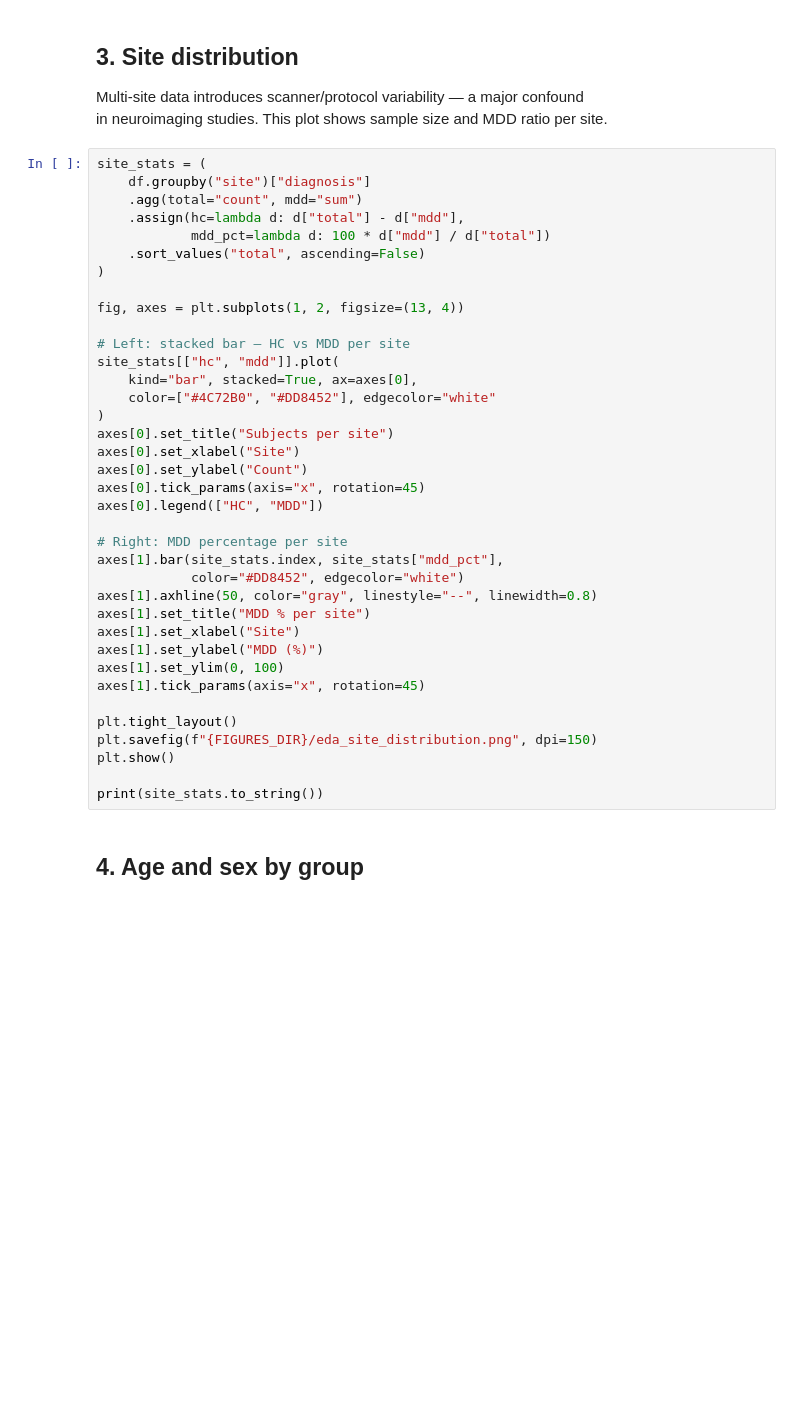
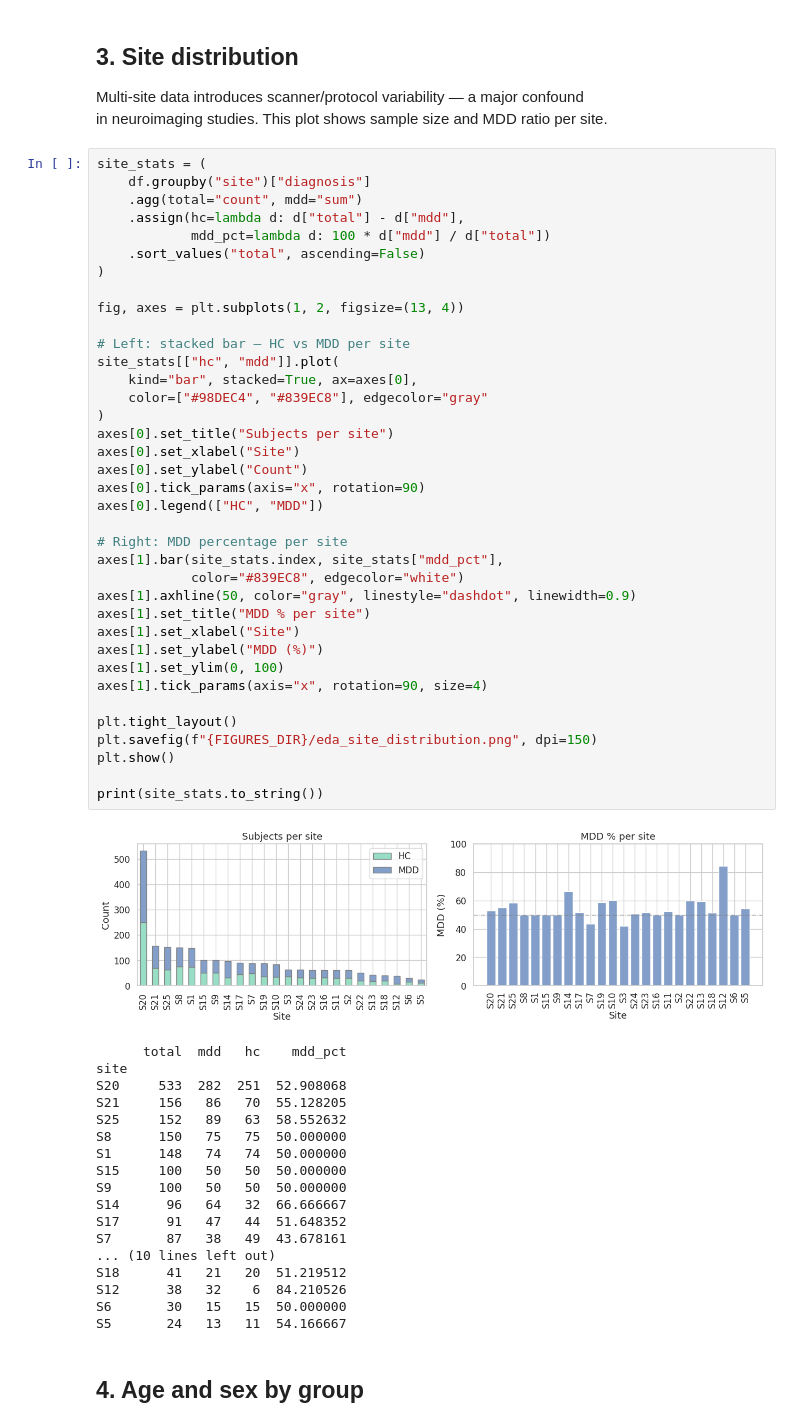
Before and after one commit to JulietaRenteriaG/REST-meta-MDD, a Jupyter notebook: notebook/01_exploration.ipynb, the cells around one changed output. Drawn from its saved outputs; the diff is of its cells as text; blank space fills up the shorter version.

```diff
--- a/notebook/01_exploration.ipynb
+++ b/notebook/01_exploration.ipynb
@@ -67,38 +78,57 @@ site_stats = (
     df.groupby("site")["diagnosis"]
     .agg(total="count", mdd="sum")
     .assign(hc=lambda d: d["total"] - d["mdd"],
             mdd_pct=lambda d: 100 * d["mdd"] / d["total"])
     .sort_values("total", ascending=False)
 )
 
 fig, axes = plt.subplots(1, 2, figsize=(13, 4))
 
 # Left: stacked bar — HC vs MDD per site
 site_stats[["hc", "mdd"]].plot(
     kind="bar", stacked=True, ax=axes[0],
-    color=["#4C72B0", "#DD8452"], edgecolor="white"
+    color=["#98DEC4", "#839EC8"], edgecolor="gray"
 )
 axes[0].set_title("Subjects per site")
 axes[0].set_xlabel("Site")
 axes[0].set_ylabel("Count")
-axes[0].tick_params(axis="x", rotation=45)
+axes[0].tick_params(axis="x", rotation=90)
 axes[0].legend(["HC", "MDD"])
 
 # Right: MDD percentage per site
 axes[1].bar(site_stats.index, site_stats["mdd_pct"],
-            color="#DD8452", edgecolor="white")
-axes[1].axhline(50, color="gray", linestyle="--", linewidth=0.8)
+            color="#839EC8", edgecolor="white")
+axes[1].axhline(50, color="gray", linestyle="dashdot", linewidth=0.9)
 axes[1].set_title("MDD % per site")
 axes[1].set_xlabel("Site")
 axes[1].set_ylabel("MDD (%)")
 axes[1].set_ylim(0, 100)
-axes[1].tick_params(axis="x", rotation=45)
+axes[1].tick_params(axis="x", rotation=90, size=4)
 
 plt.tight_layout()
 plt.savefig(f"{FIGURES_DIR}/eda_site_distribution.png", dpi=150)
 plt.show()
 
 print(site_stats.to_string())
+# %% [output]
+[figure, added]
+      total  mdd   hc    mdd_pct
+site
+S20     533  282  251  52.908068
+S21     156   86   70  55.128205
+S25     152   89   63  58.552632
+S8      150   75   75  50.000000
+S1      148   74   74  50.000000
+S15     100   50   50  50.000000
+S9      100   50   50  50.000000
+S14      96   64   32  66.666667
+S17      91   47   44  51.648352
+S7       87   38   49  43.678161
+... (10 lines left out)
+S18      41   21   20  51.219512
+S12      38   32    6  84.210526
+S6       30   15   15  50.000000
+S5       24   13   11  54.166667
 # %% [markdown]
 ## 4. Age and sex by group
 # %%
```
Also changed, not shown: parts of 9 cells of this notebook, 4 other files.
